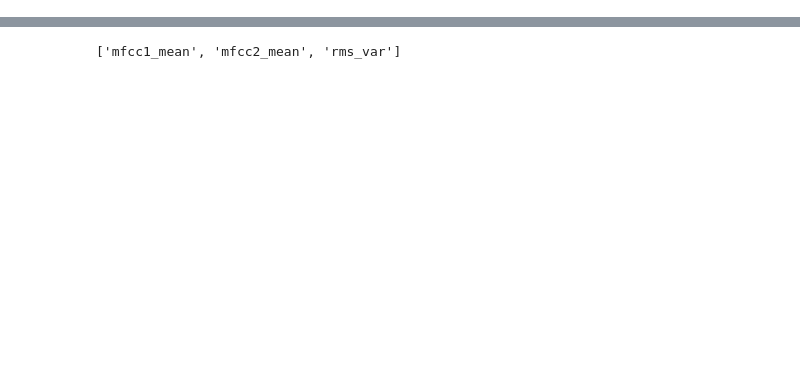
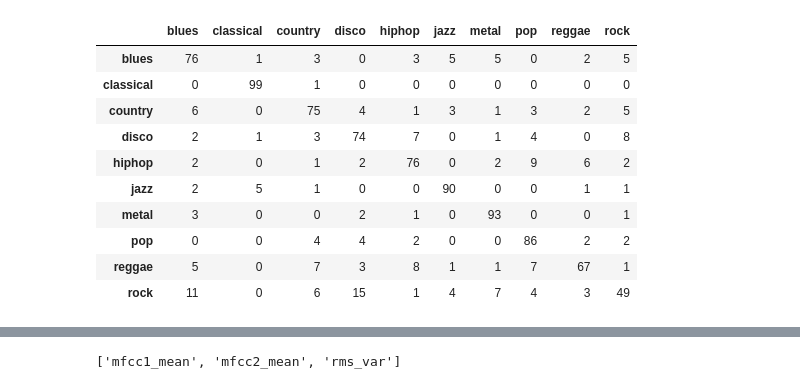
Before and after one commit to 0-b1t/genre_classification, a Jupyter notebook: models_redo/elastic.ipynb, the cells around one changed output, grey strips where cells are left out. Saved outputs shown, nothing was run; the diff lists cells and outputs as text; code cells hidden in the pictures; blank space fills up the shorter version.

```diff
--- a/models_redo/elastic.ipynb
+++ b/models_redo/elastic.ipynb
@@ -491 +491,17 @@ weighted avg       0.69      0.70      0.69       200
 [interactive output not drawn]
+# %%
+pd.DataFrame(
+    confusion_matrix(long["label"], long["vote_pred"]), index=index, columns=cols,
+)
+# %% [output]
+|  | blues | classical | country | disco | hiphop | jazz | metal | pop | reggae | rock |
+| blues | 76 | 1 | 3 | 0 | 3 | 5 | 5 | 0 | 2 | 5 |
+| classical | 0 | 99 | 1 | 0 | 0 | 0 | 0 | 0 | 0 | 0 |
+| country | 6 | 0 | 75 | 4 | 1 | 3 | 1 | 3 | 2 | 5 |
+| disco | 2 | 1 | 3 | 74 | 7 | 0 | 1 | 4 | 0 | 8 |
+| hiphop | 2 | 0 | 1 | 2 | 76 | 0 | 2 | 9 | 6 | 2 |
+| jazz | 2 | 5 | 1 | 0 | 0 | 90 | 0 | 0 | 1 | 1 |
+| metal | 3 | 0 | 0 | 2 | 1 | 0 | 93 | 0 | 0 | 1 |
+| pop | 0 | 0 | 4 | 4 | 2 | 0 | 0 | 86 | 2 | 2 |
+| reggae | 5 | 0 | 7 | 3 | 8 | 1 | 1 | 7 | 67 | 1 |
+| rock | 11 | 0 | 6 | 15 | 1 | 4 | 7 | 4 | 3 | 49 |
```
Also changed, not shown: parts of 8 cells of this notebook.
